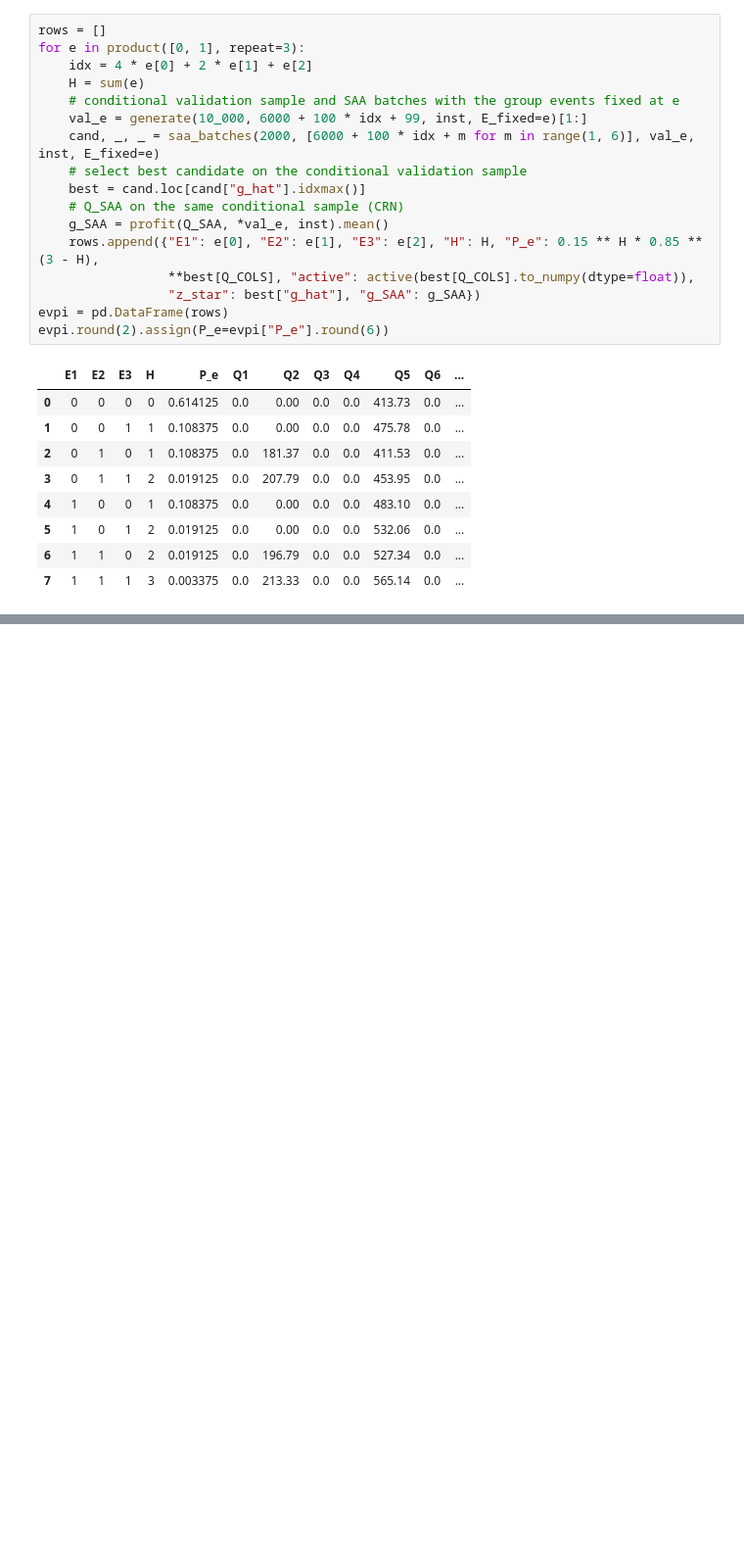
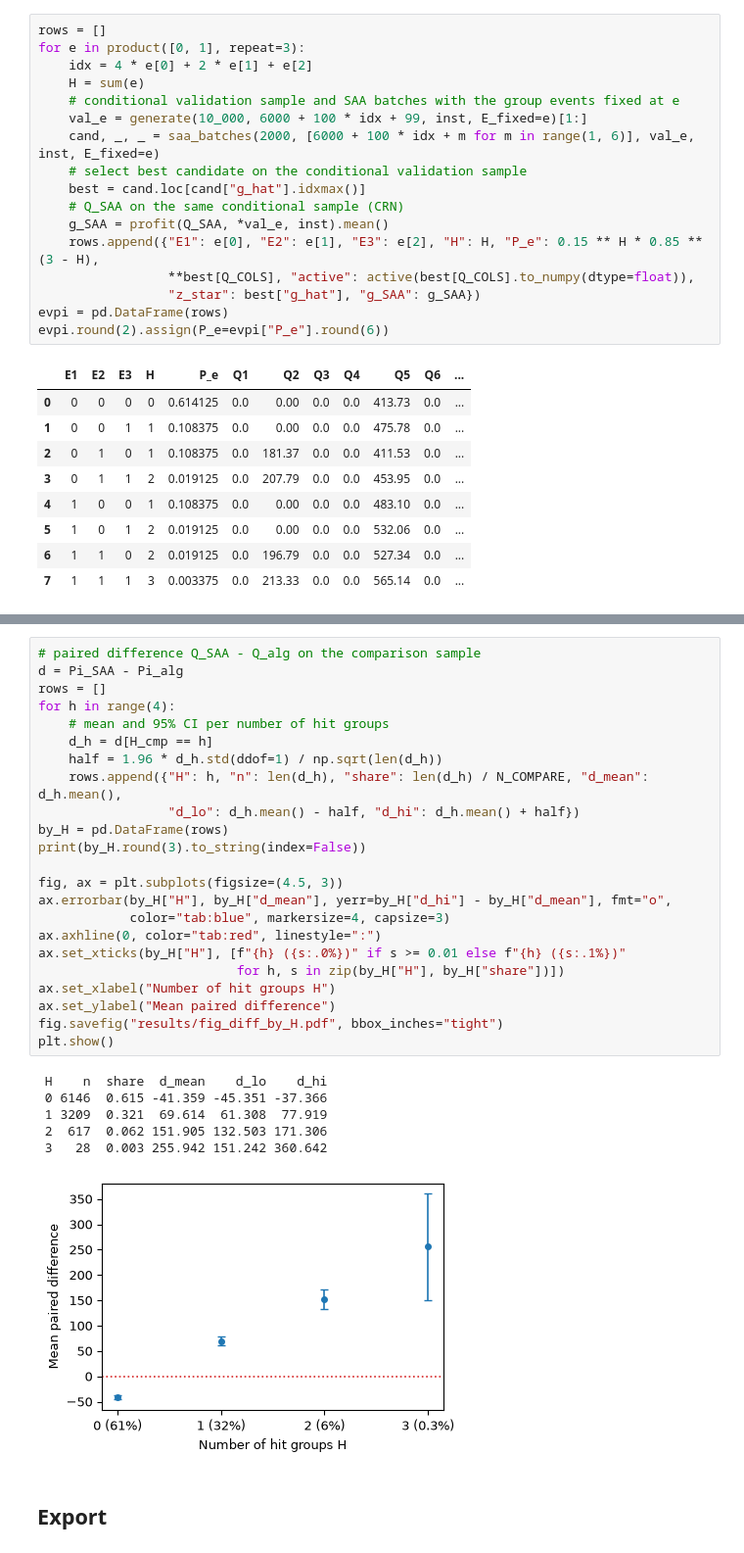
Before and after one commit to RobinBogers/DMUU_assignment, a Jupyter notebook: ch4_sp/chapter4.ipynb, the cells around one changed output, grey strips where cells are left out. Shown at 98% size. Saved outputs shown, nothing was run; the diff lists cells and outputs as text; blank space fills up the shorter version.

```diff
--- a/ch4_sp/chapter4.ipynb
+++ b/ch4_sp/chapter4.ipynb
@@ -353 +390,33 @@ Rounded result tables for the report, written to `results/` (file names follow t
+# %%
+# paired difference Q_SAA - Q_alg on the comparison sample
+d = Pi_SAA - Pi_alg
+rows = []
+for h in range(4):
+    # mean and 95% CI per number of hit groups
+    d_h = d[H_cmp == h]
+    half = 1.96 * d_h.std(ddof=1) / np.sqrt(len(d_h))
+    rows.append({"H": h, "n": len(d_h), "share": len(d_h) / N_COMPARE, "d_mean": d_h.mean(),
+                 "d_lo": d_h.mean() - half, "d_hi": d_h.mean() + half})
+by_H = pd.DataFrame(rows)
+print(by_H.round(3).to_string(index=False))
+
+fig, ax = plt.subplots(figsize=(4.5, 3))
+ax.errorbar(by_H["H"], by_H["d_mean"], yerr=by_H["d_hi"] - by_H["d_mean"], fmt="o",
+            color="tab:blue", markersize=4, capsize=3)
+ax.axhline(0, color="tab:red", linestyle=":")
+ax.set_xticks(by_H["H"], [f"{h} ({s:.0%})" if s >= 0.01 else f"{h} ({s:.1%})"
+                          for h, s in zip(by_H["H"], by_H["share"])])
+ax.set_xlabel("Number of hit groups H")
+ax.set_ylabel("Mean paired difference")
+fig.savefig("results/fig_diff_by_H.pdf", bbox_inches="tight")
+plt.show()
+# %% [output]
+ H    n  share  d_mean    d_lo    d_hi
+ 0 6146  0.615 -41.359 -45.351 -37.366
+ 1 3209  0.321  69.614  61.308  77.919
+ 2  617  0.062 151.905 132.503 171.306
+ 3   28  0.003 255.942 151.242 360.642
+[figure, added]
+# %% [markdown]
+## Export
 # %%
```
Also changed, not shown: parts of 23 cells of this notebook, 9 other files.
